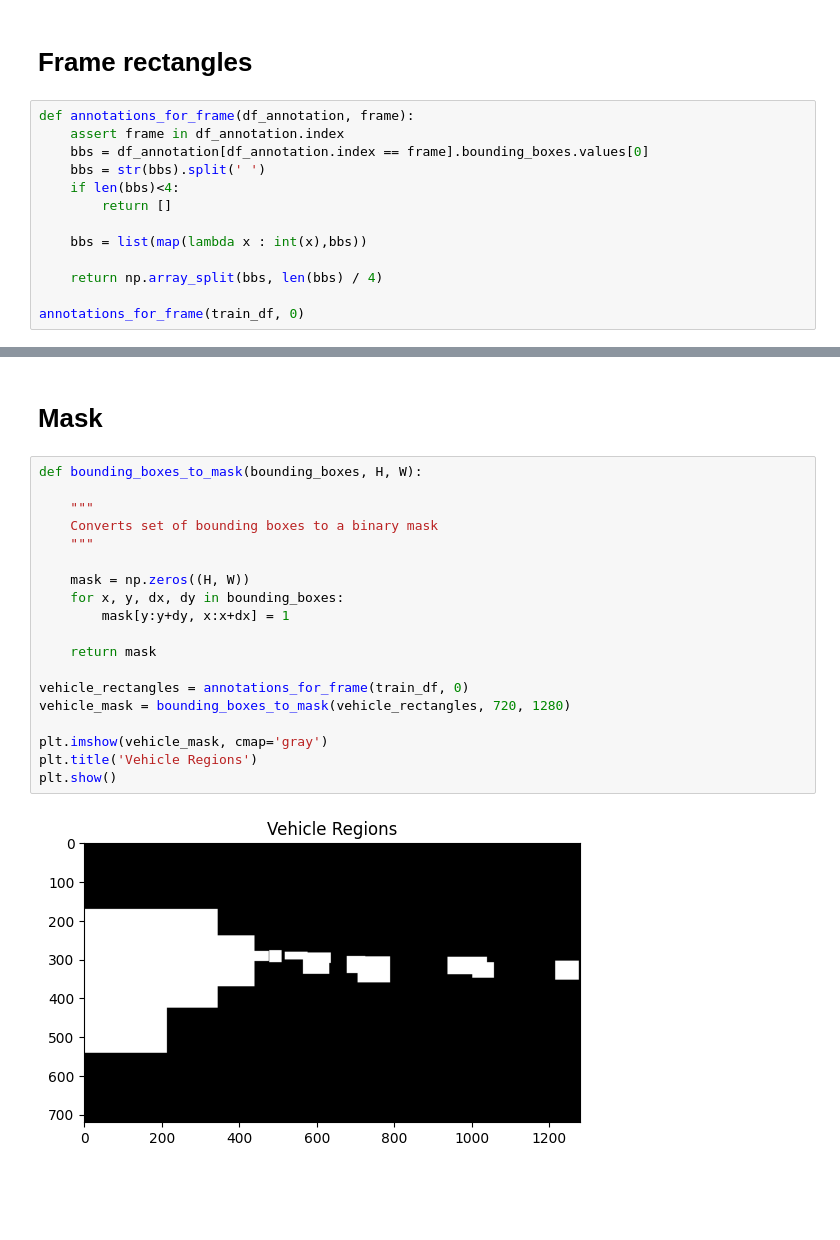
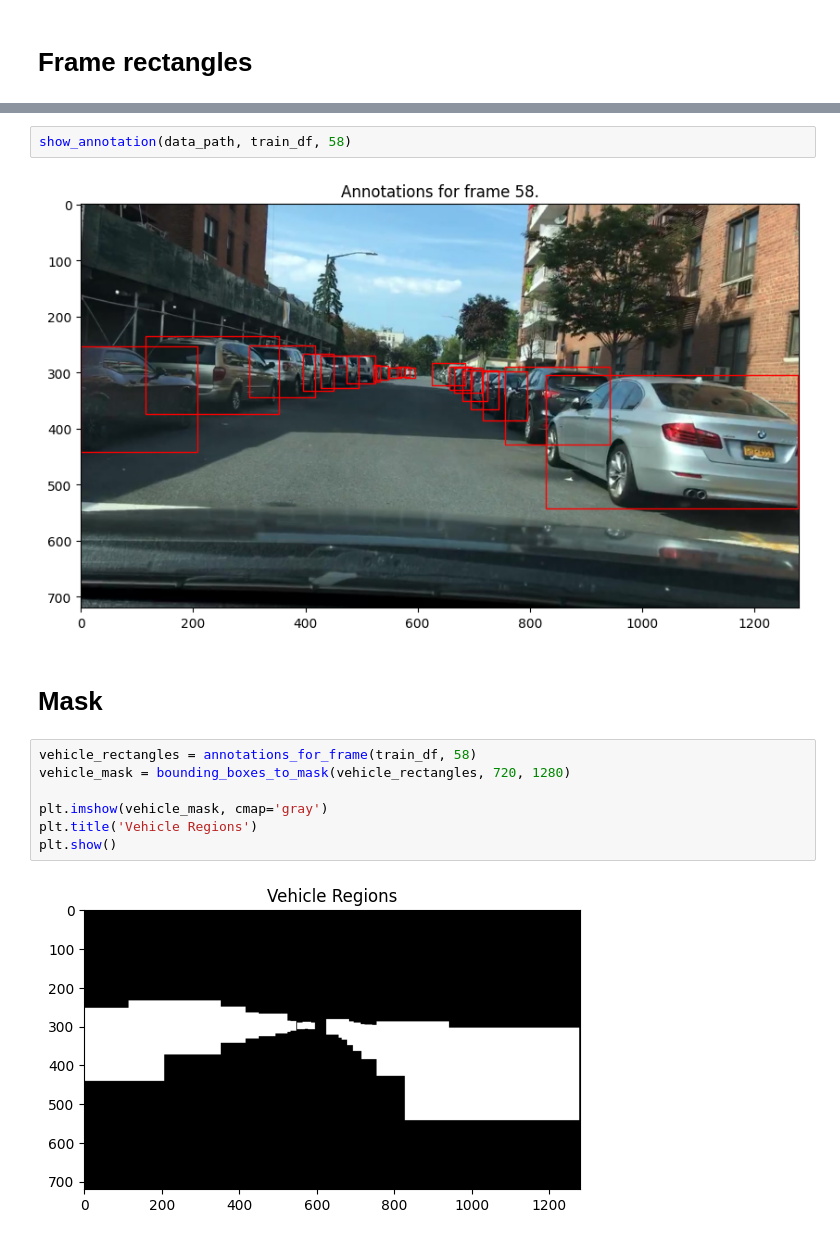
Before and after one commit to gralexrob1/vehicle-detection-in-dashcam-videos, a Jupyter notebook: notebooks/01_data.ipynb, the cells around one changed output, grey strips where cells are left out. Drawn from its saved outputs; the diff is of its cells as text; blank space fills up the shorter version.

Commit message:
Data acquisition and exploration

```diff
--- a/notebooks/data.ipynb
+++ b/notebooks/01_data.ipynb
@@ -59,16 +63,3 @@ Frame shape: 720, 1280, 3
 [figure]
 # %% [markdown]
 # Frame rectangles
-# %%
-def annotations_for_frame(df_annotation, frame):
-    assert frame in df_annotation.index
-    bbs = df_annotation[df_annotation.index == frame].bounding_boxes.values[0]
-    bbs = str(bbs).split(' ')
-    if len(bbs)<4:
-        return []
-
-    bbs = list(map(lambda x : int(x),bbs))
-
-    return np.array_split(bbs, len(bbs) / 4)
-
-annotations_for_frame(train_df, 0)
@@ -108,23 +88,15 @@ show_annotation(data_path, train_df, 58)
+# %%
+show_annotation(data_path, train_df, 58)
+# %% [output]
+[figure, added]
 # %% [markdown]
 # Mask
 # %%
-def bounding_boxes_to_mask(bounding_boxes, H, W):
-
-    """
-    Converts set of bounding boxes to a binary mask
-    """
-
-    mask = np.zeros((H, W))
-    for x, y, dx, dy in bounding_boxes:
-        mask[y:y+dy, x:x+dx] = 1
-
-    return mask
-
-vehicle_rectangles = annotations_for_frame(train_df, 0)
+vehicle_rectangles = annotations_for_frame(train_df, 58)
 vehicle_mask = bounding_boxes_to_mask(vehicle_rectangles, 720, 1280)
 
 plt.imshow(vehicle_mask, cmap='gray')
 plt.title('Vehicle Regions')
 plt.show()
 # %% [output]
-[figure, old version]
+[figure, new version]
```
Also changed, not shown: parts of 22 cells of this notebook, 1 other file.
